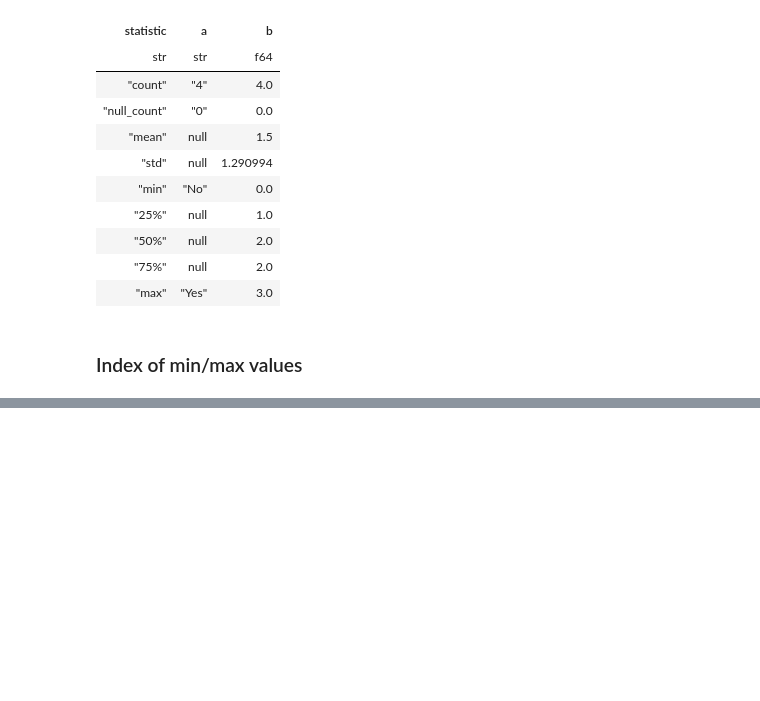
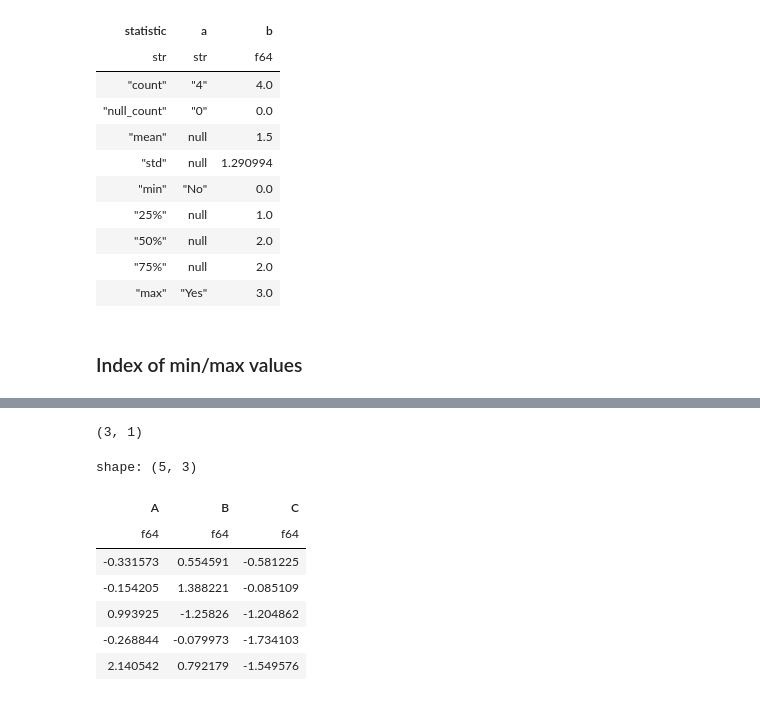
Before and after one commit to ruoyu0088/polars_guide, a Jupyter notebook: polars_guide/520_polars_pandas_basic.ipynb, the cells around one changed output, grey strips where cells are left out. Drawn from its saved outputs; the diff is of its cells as text; code cells hidden in the pictures; blank space fills up the shorter version.

```diff
--- a/polars_guide/520_polars_pandas_basic.ipynb
+++ b/polars_guide/520_polars_pandas_basic.ipynb
@@ -648,0 +661,17 @@ shape: (9, 3)
+# %%
+# s1.idxmin(), s1.idxmax()
+s1.arg_min(), s1.arg_max()
+# %% [output]
+(3, 1)
+# %%
+df1 = pl.DataFrame(np.random.randn(5, 3), schema=["A", "B", "C"])
+df1
+# %% [output]
+shape: (5, 3)
+| A | B | C |
+| f64 | f64 | f64 |
+| -0.331573 | 0.554591 | -0.581225 |
+| -0.154205 | 1.388221 | -0.085109 |
+| 0.993925 | -1.25826 | -1.204862 |
+| -0.268844 | -0.079973 | -1.734103 |
+| 2.140542 | 0.792179 | -1.549576 |
```
Also changed, not shown: parts of 19 cells of this notebook, 2 other files.
